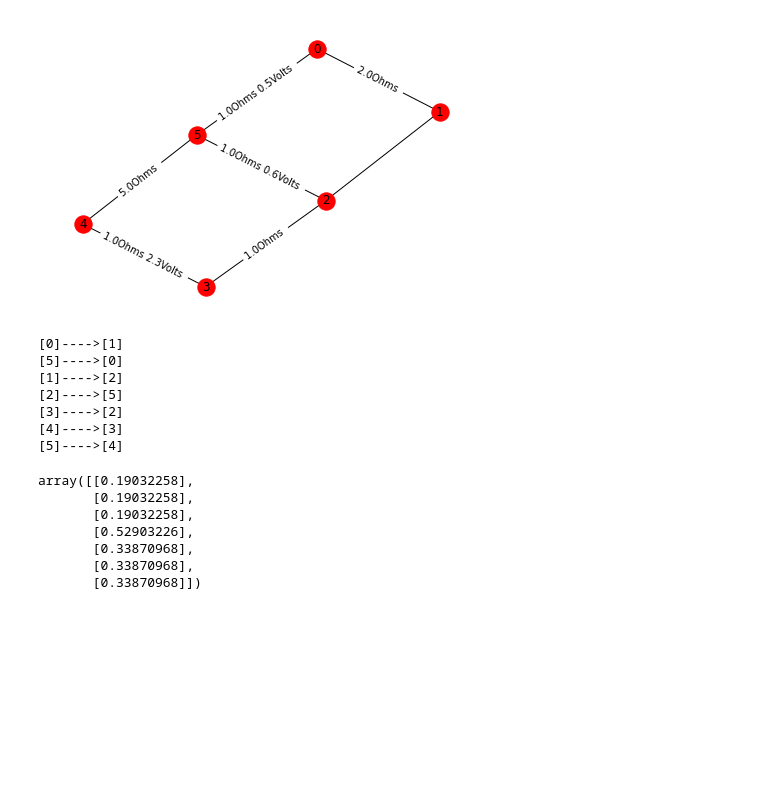
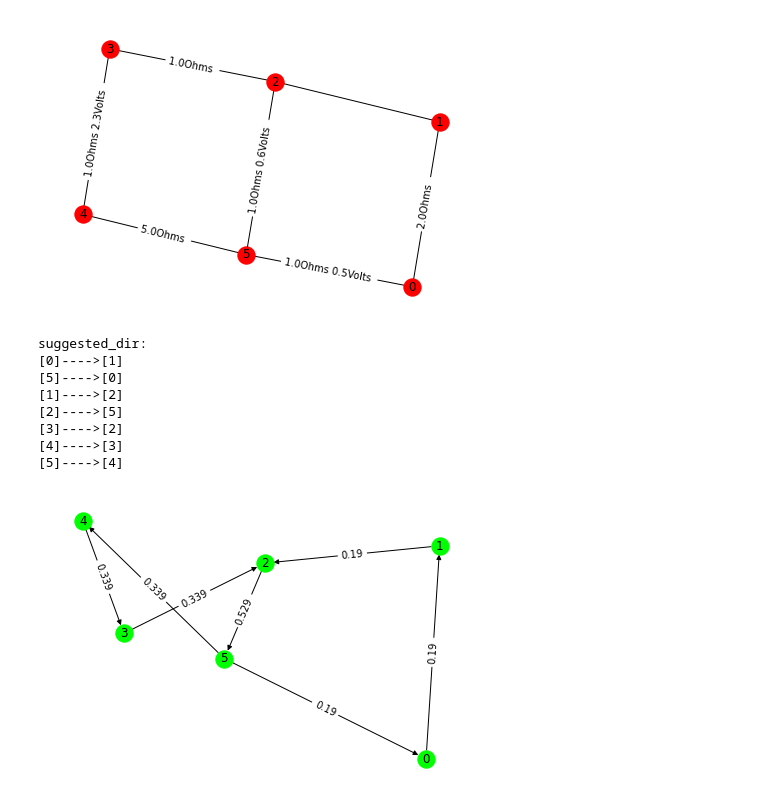
Before and after one commit to Mehrdadghassabi/Gracc, a Jupyter notebook: BCSThesis/Source/GRacC.ipynb, the cells around one changed output. Drawn from its saved outputs; the diff is of its cells as text; code cells hidden in the pictures; blank space fills up the shorter version.

```diff
--- a/BCSThesis/Source/GRacC.ipynb
+++ b/BCSThesis/Source/GRacC.ipynb
@@ -422,3 +203,10 @@ def find_kg_edges_weights(kg):
         if i == kg.number_of_edges():
            break
     return linalg.solve(A, B)
+# %%
+def round_kg_edges_weights(edw):
+    i = 0
+    for ele in edw:
+        edw[i][0] = round(edw[i][0],3)
+        i = i + 1
+    return edw
@@ -425,8 +222,28 @@ def find_kg_edges_weights(kg):
+# %%
+def plot_kirchoffgraph_after_solving(kg):
+    edw = find_kg_edges_weights(kg)
+    edw = round_kg_edges_weights(edw)
+    sugdir = nx.get_edge_attributes(kg,'suggested_dir').values()
+    dkg = nx.DiGraph()
+    i = 0
+    for element in sugdir:
+        if edw[i][0] > 0 :
+           dkg.add_weighted_edges_from([(element[0], element[1], edw[i][0])])
+        else :
+           dkg.add_weighted_edges_from([(element[1], element[0], -edw[i][0])])
+        i = i + 1
+    pos = nx.spring_layout(dkg)
+    nx.draw(dkg, pos, with_labels=True, node_color='#00FF00')
+    edge_labels = nx.get_edge_attributes(dkg,'weight')
+    nx.draw_networkx_edge_labels(dkg, pos, edge_labels)
+    plt.show()
 # %%
-kg2 = circuit_parser('circuit2.txt')
-plot_kirchoffgraph(kg2)
+kg1 = circuit_parser('circuit2.txt')
+plot_kirchoffgraph(kg1)
+plot_kirchoffgraph_after_solving(kg1)
 # %% [output]
-[figure, old version]
+[figure, new version]
+suggested_dir:
 [0]---->[1]
 [5]---->[0]
 [1]---->[2]
@@ -434,13 +251,4 @@ plot_kirchoffgraph(kg2)
 [3]---->[2]
 [4]---->[3]
 [5]---->[4]
+[figure, added]
-# %%
-find_kg_edges_weights(kg2)
-# %% [output]
-array([[0.19032258],
-       [0.19032258],
-       [0.19032258],
-       [0.52903226],
-       [0.33870968],
-       [0.33870968],
-       [0.33870968]])
```
Also changed, not shown: parts of 14 cells of this notebook, 1 other file.
